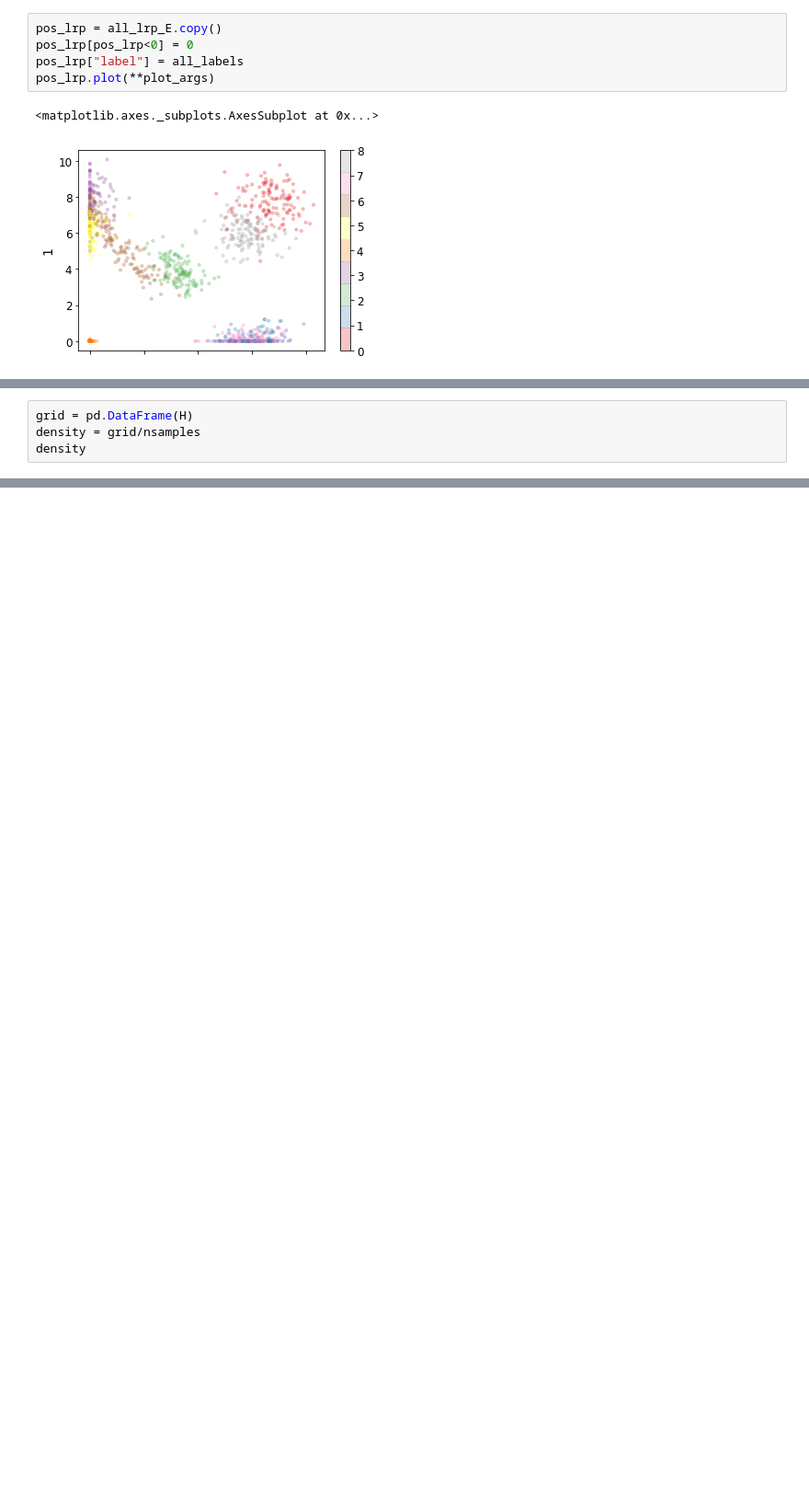
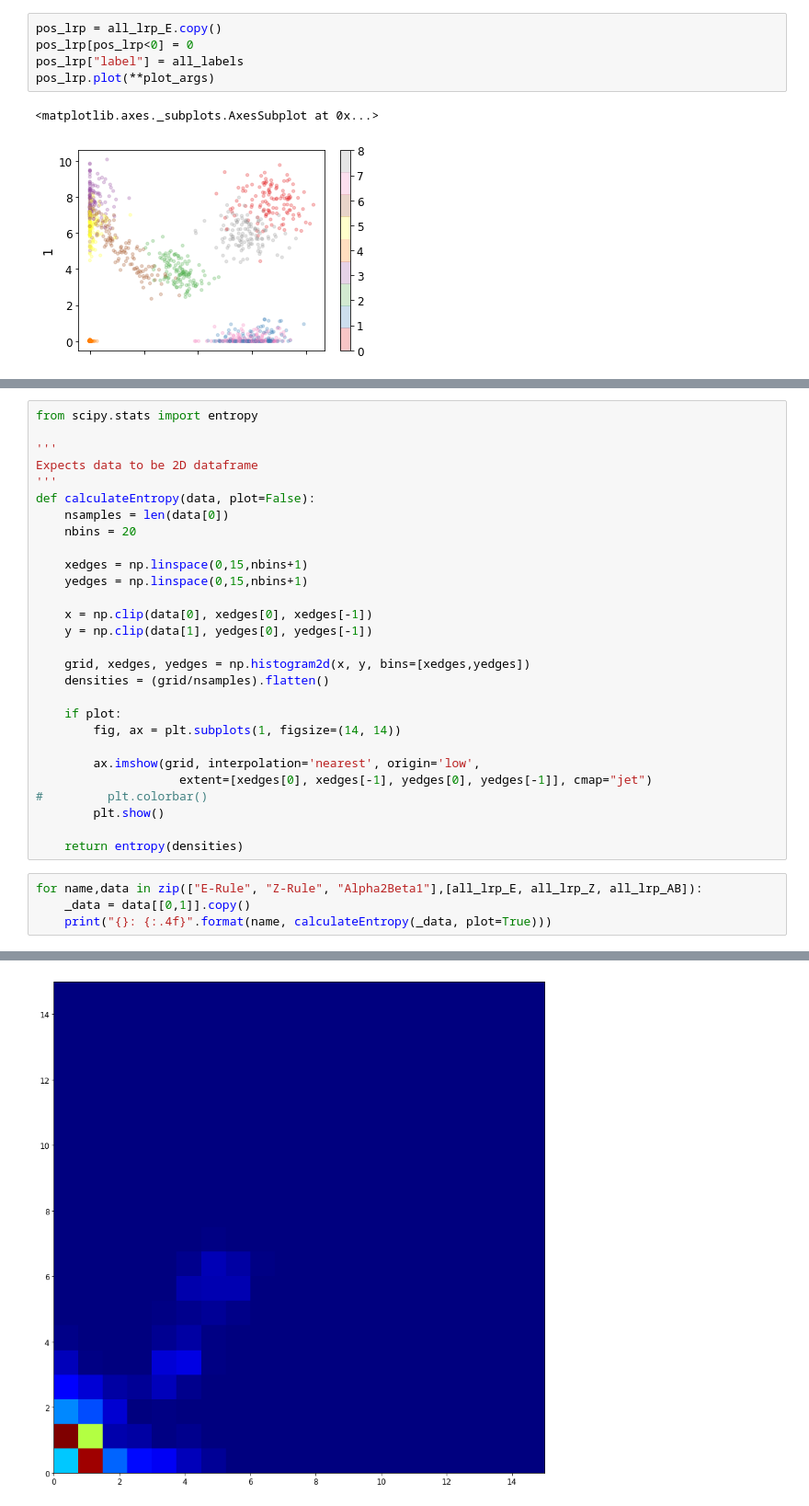
Before and after one commit to ahsanMah/interpretDL, a Jupyter notebook: entropy.ipynb, the cells around one changed output, grey strips where cells are left out. Shown at 92% size. Saved outputs shown, nothing was run; the diff lists cells and outputs as text; blank space fills up the shorter version.

Commit message:
Calculated and plotted entropies for different lrp rules

```diff
--- a/entropy.ipynb
+++ b/entropy.ipynb
@@ -180,4 +183,0 @@ H, xedges, yedges = np.histogram2d(x, y, bins=[xedges,yedges])
-# %%
-grid = pd.DataFrame(H)
-density = grid/nsamples
-density
@@ -237,0 +216,33 @@ plt.show()
+# %%
+from scipy.stats import entropy
+
+'''
+Expects data to be 2D dataframe
+'''
+def calculateEntropy(data, plot=False):
+    nsamples = len(data[0])
+    nbins = 20
+
+    xedges = np.linspace(0,15,nbins+1)
+    yedges = np.linspace(0,15,nbins+1)
+
+    x = np.clip(data[0], xedges[0], xedges[-1])
+    y = np.clip(data[1], yedges[0], yedges[-1])
+
+    grid, xedges, yedges = np.histogram2d(x, y, bins=[xedges,yedges])
+    densities = (grid/nsamples).flatten()
+
+    if plot:
+        fig, ax = plt.subplots(1, figsize=(14, 14))
+
+        ax.imshow(grid, interpolation='nearest', origin='low',
+                    extent=[xedges[0], xedges[-1], yedges[0], yedges[-1]], cmap="jet")
+#         plt.colorbar()
+        plt.show()
+
+    return entropy(densities)
+# %%
+for name,data in zip(["E-Rule", "Z-Rule", "Alpha2Beta1"],[all_lrp_E, all_lrp_Z, all_lrp_AB]):
+    _data = data[[0,1]].copy()
+    print("{}: {:.4f}".format(name, calculateEntropy(_data, plot=True)))
+# %% [output]
@@ -237,0 +251 @@ plt.show()
+[figure, added]
```
Also changed, not shown: parts of 8 cells of this notebook.
